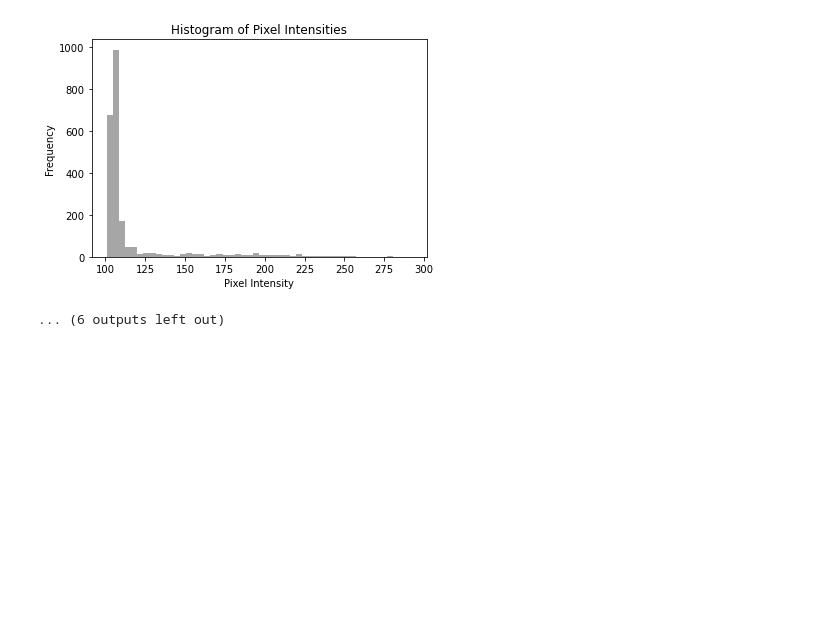
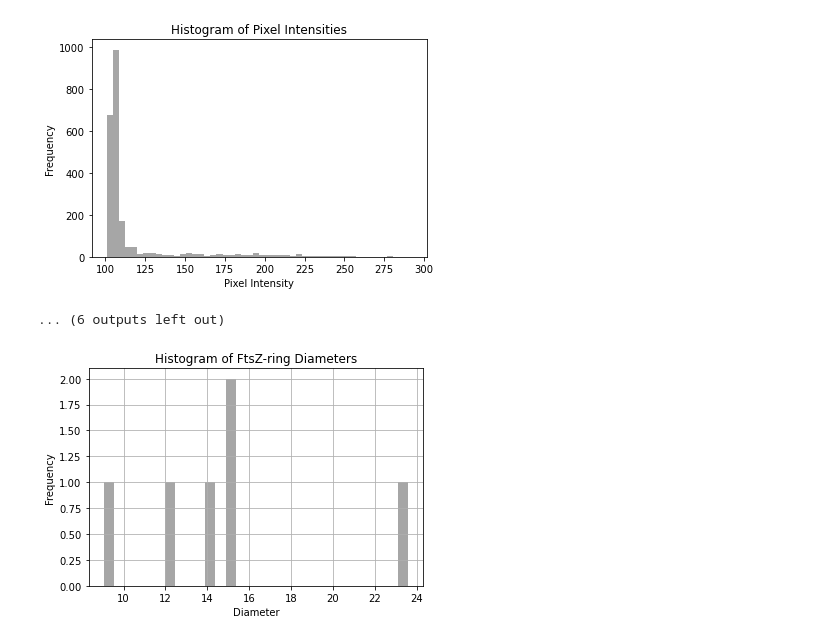
Before and after one commit to nbounatsos/ipqda_projects, a Jupyter notebook: assignment_A/ass_A_Nick_Bounatsos.ipynb, the cells around one changed output. Drawn from its saved outputs; the diff is of its cells as text; code cells hidden in the pictures; blank space fills up the shorter version.

Commit message:
Added diameter df and histogram

```diff
--- a/assignment_A/ass_A_Nick_Bounatsos.ipynb
+++ b/assignment_A/ass_A_Nick_Bounatsos.ipynb
@@ -22,6 +25,8 @@ for image_file in image_files:
 [figure]
 [figure]
 [figure]
+# %%
+diameter_df = pd.DataFrame(columns=['ROI', 'Diameter'])
 # %%
 for image_file in image_files:
     image = io.imread(image_file)
@@ -43,6 +48,8 @@ for image_file in image_files:
     if distances.any():
         diameter = np.max(distances)
         print('Diameter of FtsZ-ring in image {}: {}'.format(image_file, diameter))
+        roi_name = os.path.splitext(os.path.basename(image_file))[0]  # get the ROI name from the image file name
+        diameter_df = diameter_df.append({'ROI': roi_name, 'Diameter': diameter}, ignore_index=True)
     else:
         print("woops")
         continue
@@ -73,3 +80,11 @@ Diameter of FtsZ-ring in image C:/Users/nikos/tif_files\ROI_4.tif: 15.1327459504
 [figure]
 [figure]
 ... (6 outputs left out)
+# %%
+diameter_df['Diameter'].hist(bins=30, color='gray', alpha=0.7)
+plt.title('Histogram of FtsZ-ring Diameters')
+plt.xlabel('Diameter')
+plt.ylabel('Frequency')
+plt.show()
+# %% [output]
+[figure, added]
```
Also changed, not shown: parts of 3 cells of this notebook, 2 other files.
